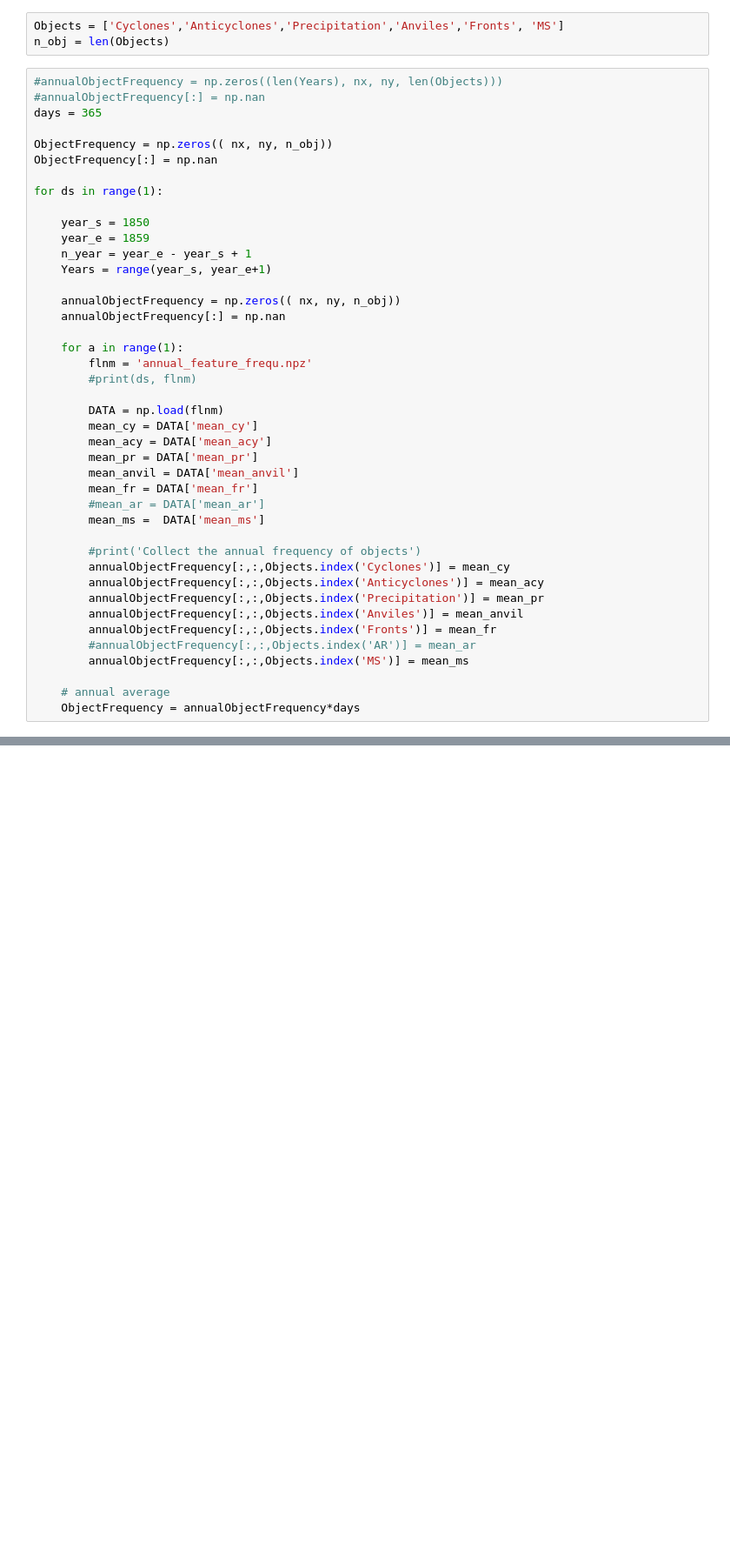
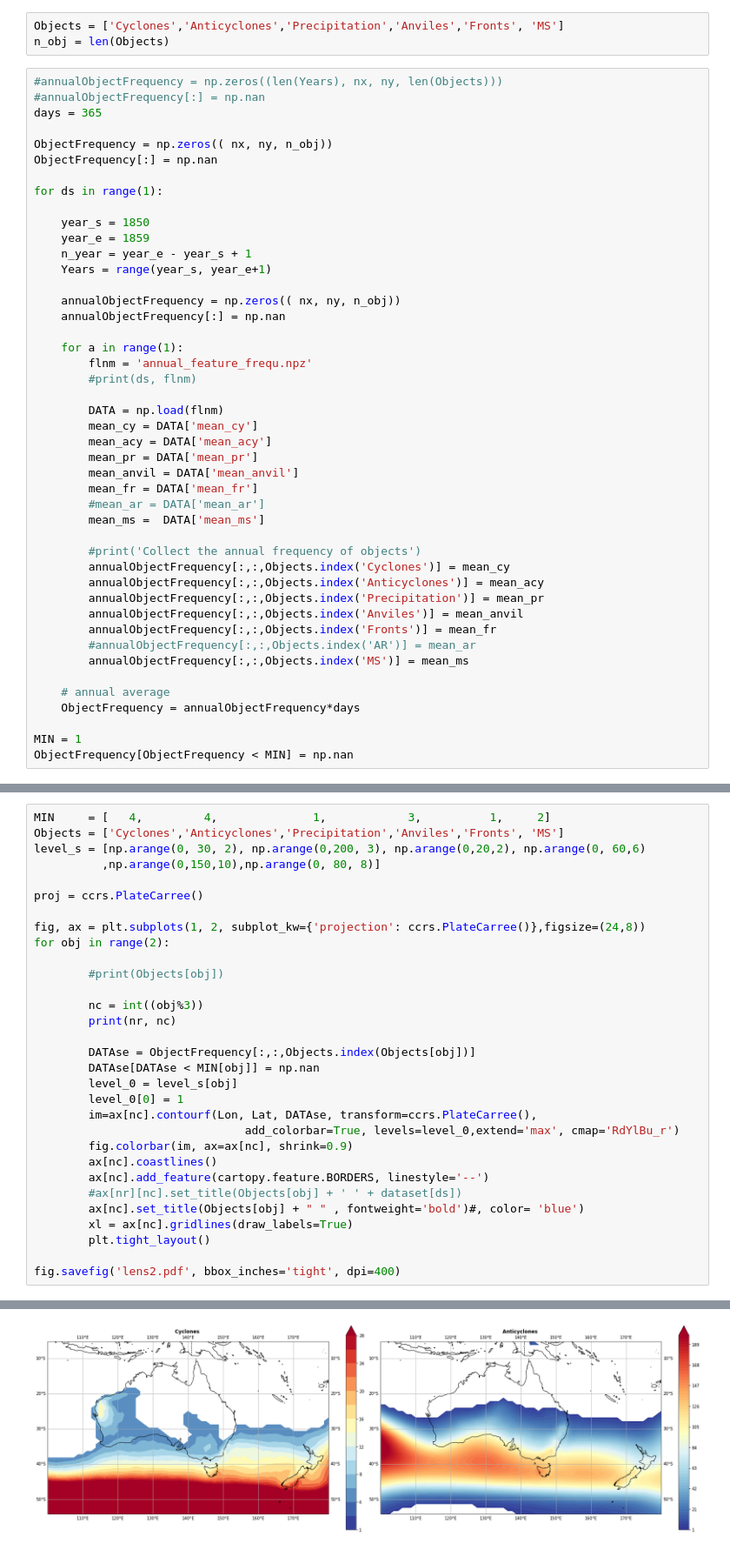
Before and after one commit to ming80302/IAG, a Jupyter notebook: obj_ana.ipynb, the cells around one changed output, grey strips where cells are left out. Shown: that part at 87% size. Drawn from its saved outputs; the diff is of its cells as text; blank space fills up the shorter version.

```diff
--- a/obj_ana.ipynb
+++ b/obj_ana.ipynb
@@ -72,6 +72,9 @@ for ds in range(1):
 
     # annual average
     ObjectFrequency = annualObjectFrequency*days
+
+MIN = 1
+ObjectFrequency[ObjectFrequency < MIN] = np.nan
 # %%
 MIN     = [   4,         4,              1,            3,          1,     2]
 Objects = ['Cyclones','Anticyclones','Precipitation','Anviles','Fronts', 'MS']
@@ -102,3 +106,35 @@ for obj in range(n_obj):
         plt.tight_layout()
 # %% [output]
 [figure]
+# %%
+MIN     = [   4,         4,              1,            3,          1,     2]
+Objects = ['Cyclones','Anticyclones','Precipitation','Anviles','Fronts', 'MS']
+level_s = [np.arange(0, 30, 2), np.arange(0,200, 3), np.arange(0,20,2), np.arange(0, 60,6)
+          ,np.arange(0,150,10),np.arange(0, 80, 8)]
+
+proj = ccrs.PlateCarree()
+
+fig, ax = plt.subplots(1, 2, subplot_kw={'projection': ccrs.PlateCarree()},figsize=(24,8))
+for obj in range(2):
+
+        #print(Objects[obj])
+
+        nc = int((obj%3))
+        print(nr, nc)
+
+        DATAse = ObjectFrequency[:,:,Objects.index(Objects[obj])]
+        DATAse[DATAse < MIN[obj]] = np.nan
+        level_0 = level_s[obj]
+        level_0[0] = 1
+        im=ax[nc].contourf(Lon, Lat, DATAse, transform=ccrs.PlateCarree(),
+                               add_colorbar=True, levels=level_0,extend='max', cmap='RdYlBu_r')
+        fig.colorbar(im, ax=ax[nc], shrink=0.9)
+        ax[nc].coastlines()
+        ax[nc].add_feature(cartopy.feature.BORDERS, linestyle='--')
+        #ax[nr][nc].set_title(Objects[obj] + ' ' + dataset[ds])
+        ax[nc].set_title(Objects[obj] + " " , fontweight='bold')#, color= 'blue')
+        xl = ax[nc].gridlines(draw_labels=True)
+        plt.tight_layout()
+
+fig.savefig('lens2.pdf', bbox_inches='tight', dpi=400)
+# %% [output]
@@ -105,3 +143,4 @@ for obj in range(n_obj):
+[figure, added]
 # %% [markdown]
 ####  tracking parameters
 SmoothSigmaP = 0  # Gaussion std for precipitation smoothing <br>
```
Also changed, not shown: parts of 2 cells of this notebook, 1 other file.
